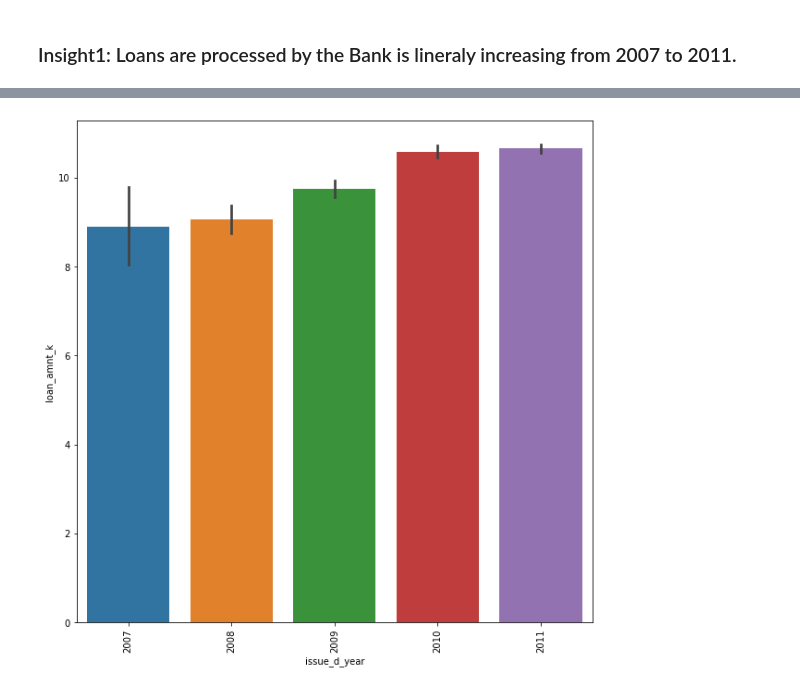
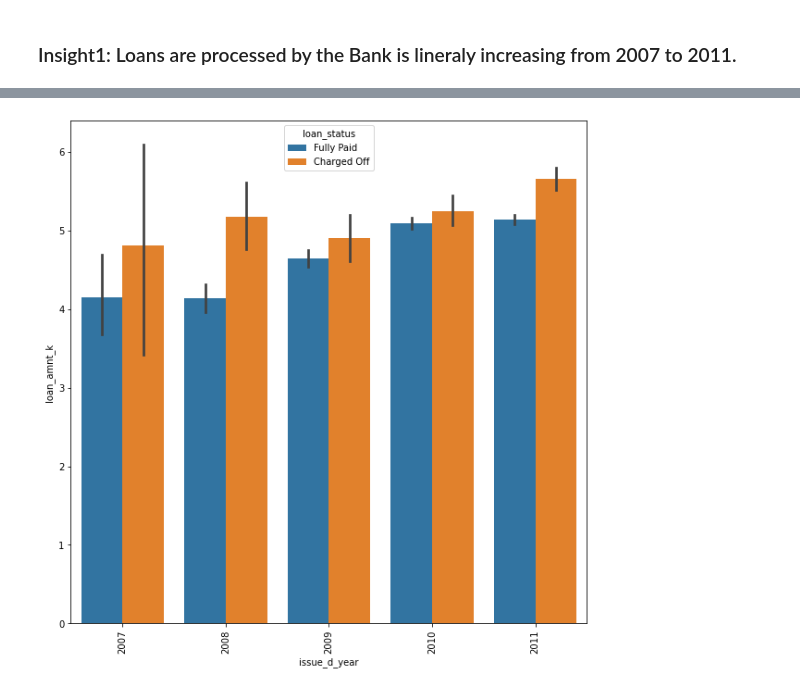
Before and after one commit to arunsy/LendingClub, a Jupyter notebook: MLC42_Facilitator_ArunG.ipynb, the cells around one changed output, grey strips where cells are left out. Drawn from its saved outputs; the diff is of its cells as text; code cells hidden in the pictures.

Commit message:
Analysis result

```diff
--- a/MLC42_Facilitator_ArunG.ipynb
+++ b/MLC42_Facilitator_ArunG.ipynb
@@ -250 +278,7 @@ Name: zip_code, Length: 823, dtype: int64
+# %%
+#parsing the term and added as new column
+loan_data2['term_month'] = loan_data2.term.apply(lambda x: int("".join(re.findall(r'\d+', x))) )
+# %%
+#parsing the loan status and added new column as continuous variable for data analysis.
+loan_data2['loan_status_int'] = loan_data2.loan_status.apply(lambda x: 1 if x == "Fully Paid" else  0)
 # %%
@@ -274,4 +311,7 @@ loan_data2.shape
 # %%
-loan_data2['loan_amnt_k'] = loan_data2['loan_amnt'].apply(lambda x: int(x/1000) if (x > 2000)  else 0)
+#Binning the loan amount, inverstor funded amount data interms of 1000 (K)
+
+loan_data2['loan_amnt_k'] = loan_data2['loan_amnt'].apply(lambda x: int(x/2000))
+loan_data2['funded_amnt_inv_k'] = loan_data2['funded_amnt_inv'].apply(lambda x: int(x/2000))
 loan_data2['loan_amnt_k'].describe()
 # %% [output]
@@ -289,14 +376,17 @@ Name: loan_amnt_k, dtype: float64
 # %%
-#Filter the data where the loan application atlease more than 50 based on 'zipcode'
+#Filter the 'addr_state' data considering mininum number (ex: 100) of applictions
 
-#def enablezip(x, zipdata):
-#    value = int(zipdata[x])
-#    if value > 50:
-#        return True
-#    else:
-#        return False
-#
-#zip_flag = loan_data2.zip_code.apply(lambda x: enablezip(x, zipdata))
+statedata = dict(loan_data2.addr_state.value_counts())
 
-#loan_data2 = loan_data2[zip_flag == True]
-#loan_data2.shape
+def enable_state(x, statedata):
+    num_of_appl = int(statedata[x])
+    if num_of_appl > 100:
+        return True
+    else:
+        return False
+
+zip_flag = loan_data2.addr_state.apply(lambda x: enable_state(x, statedata))
+loan_data2.addr_state.value_counts()
+
+loan_data2 = loan_data2[zip_flag == True]
+loan_data2.shape
@@ -377,8 +507,8 @@ Name: loan_amnt_k, dtype: int64
 # %%
 plt.figure(figsize = [10, 10])
-sns.barplot(y = loan_data2['loan_amnt_k'], x = loan_data2['issue_d_year'])
+sns.barplot(y = loan_data2['loan_amnt_k'], x = loan_data2['issue_d_year'], hue = loan_data2['loan_status'])
 plt.xticks(rotation=90)
 plt.show()
 # %% [output]
-[figure, old version]
+[figure, new version]
 # %%
```
Also changed, not shown: parts of 71 cells of this notebook.
